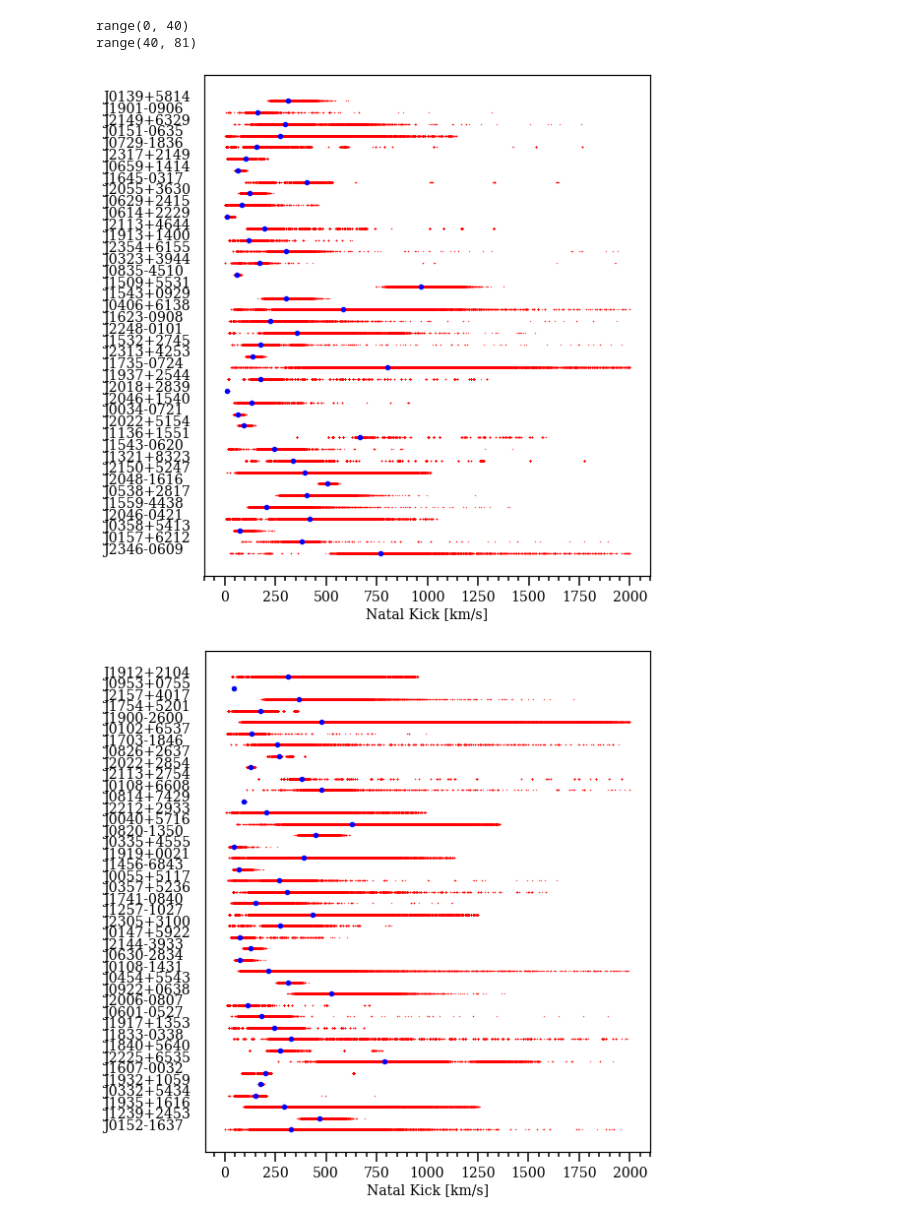
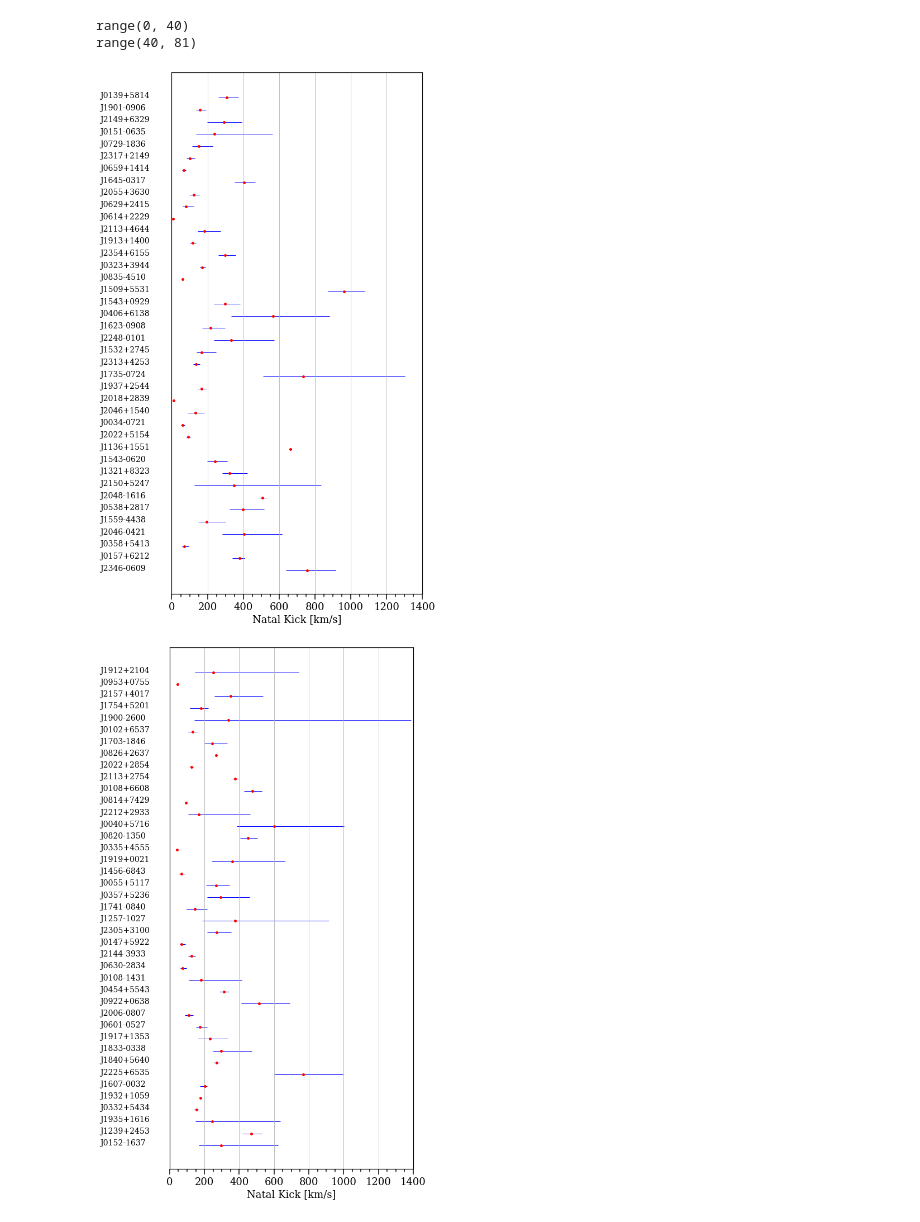
Before and after one commit to veome22/supernova_remnant_prescription, a Jupyter notebook: pulsar_posteriors.ipynb, the cells around one changed output. Saved outputs shown, nothing was run; the diff lists cells and outputs as text; code cells hidden in the pictures.

Commit message:
edited pulsar plots to show median, 5th, and 95th percentiles

```diff
--- a/pulsar_posteriors.ipynb
+++ b/pulsar_posteriors.ipynb
@@ -96,3 +96,24 @@ print(pulsar_names[10])
 # %% [output]
 81
 J1136+1551
+# %%
+# calculate 5th and 95th percentiles
+meds = np.zeros(len(vt_all))
+fifths = np.zeros(len(vt_all))
+ninety_fifths = np.zeros(len(vt_all))
+
+for i in range(len(vt_all)):
+    meds[i] = np.median(vt_all[i])
+    fifths[i] = np.percentile(vt_all[i], 5)
+    ninety_fifths[i] = np.percentile(vt_all[i], 95)
+# %%
+sm = 10
+f, ax= plt.subplots(1, 1,  figsize=(8,25))
+
+for i in range(len(vt_all)):
+    pn = pulsar_names[i]
+    y_pos = i
+    ax.hlines(y=y_pos, xmin=fifths[i], xmax=ninety_fifths[i], linewidth=2, color='b')
+
+    plt.scatter(meds[i], y_pos, s=sm, color='r')
+    ax.text(-500, y_pos, pn, fontsize=14) # plot pulsar name
@@ -113,30 +136,30 @@ range(0, 40)
 range(40, 81)
 # %%
 sm = 0.1
-sl = 20
+sl = 15
 
 for plot_range in divisions:
-    f, ax= plt.subplots(1, 1,  figsize=(8,8))
+    f, ax= plt.subplots(1, 1,  figsize=(8,14))
     for i in range(plot_range[0], plot_range[1]):
         pd = vt_all[i]
         pn = pulsar_names[i]
         y_pos = i
-        ax.text(-600, y_pos, pn, fontsize=14) # plot pulsar name
+        ax.text(-400, y_pos, pn, fontsize=14) # plot pulsar name
 
-    #     ax.hlines(y=y_pos, xmin=np.min(pd), xmax=np.max(pd), linewidth=2, color='r')
+        ax.hlines(y=y_pos, xmin=np.percentile(pd, 5), xmax=np.percentile(pd, 95), linewidth=1, color='b', zorder=1)
 
-        y_pos_all = np.full(len(pd), i)
-        ax.scatter(pd, y_pos_all, s=sm, color='r')
-
-        ax.scatter(np.average(pd), y_pos, s=sl, color='b')
+        ax.scatter(np.median(pd), y_pos, s=sl, color='r', zorder=2)
 
 
     ax.get_yaxis().set_visible(False)
+
     layoutAxes(ax=ax, nameX='Natal Kick [km/s]',\
-                   nameY='', fontsize=14)
+                   nameY='', fontsize=18)
     plt.tight_layout()
-#     plt.savefig(f'plots/pulsar_data_{plot_range[0]}_to_{plot_range[1]}.png', dpi=300)
+    plt.grid(axis='x')
+    plt.xlim(0,1400)
+    plt.savefig(f'plots/pulsar_data_{plot_range[0]}_to_{plot_range[1]}.png', dpi=300)
     plt.show()
 # %% [output]
-[figure, old version]
+[figure, new version]
-[figure, old version]
+[figure, new version]
```
Also changed, not shown: parts of 1 cell of this notebook, 2 other files.
